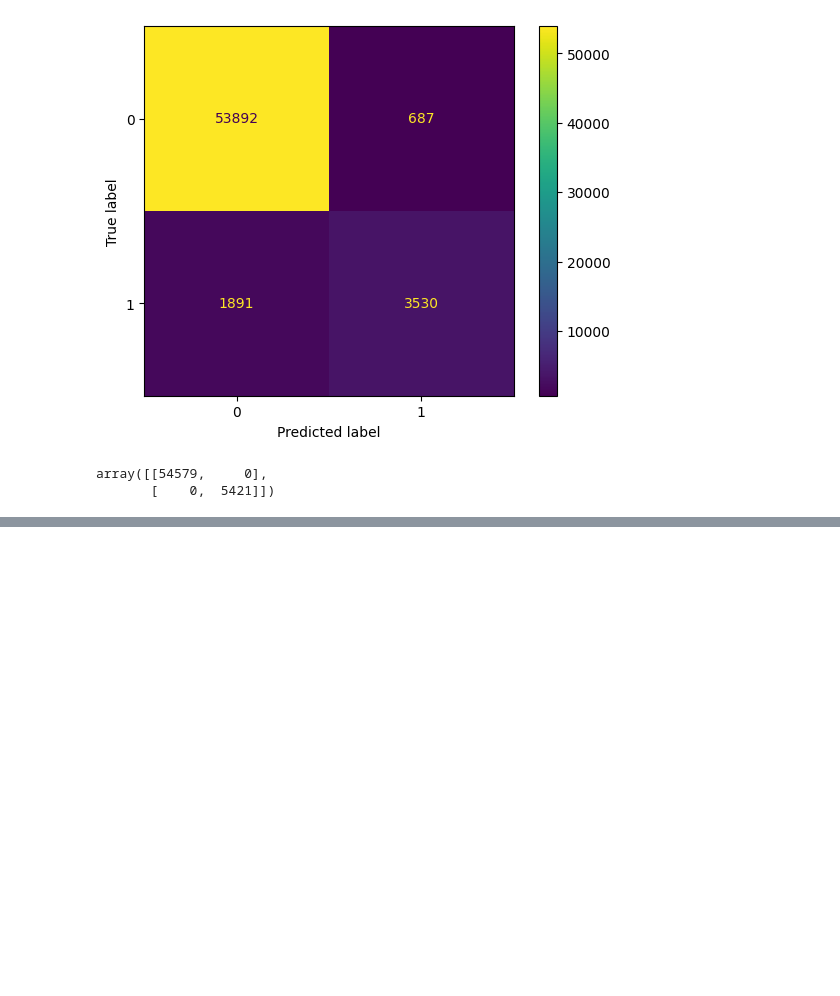
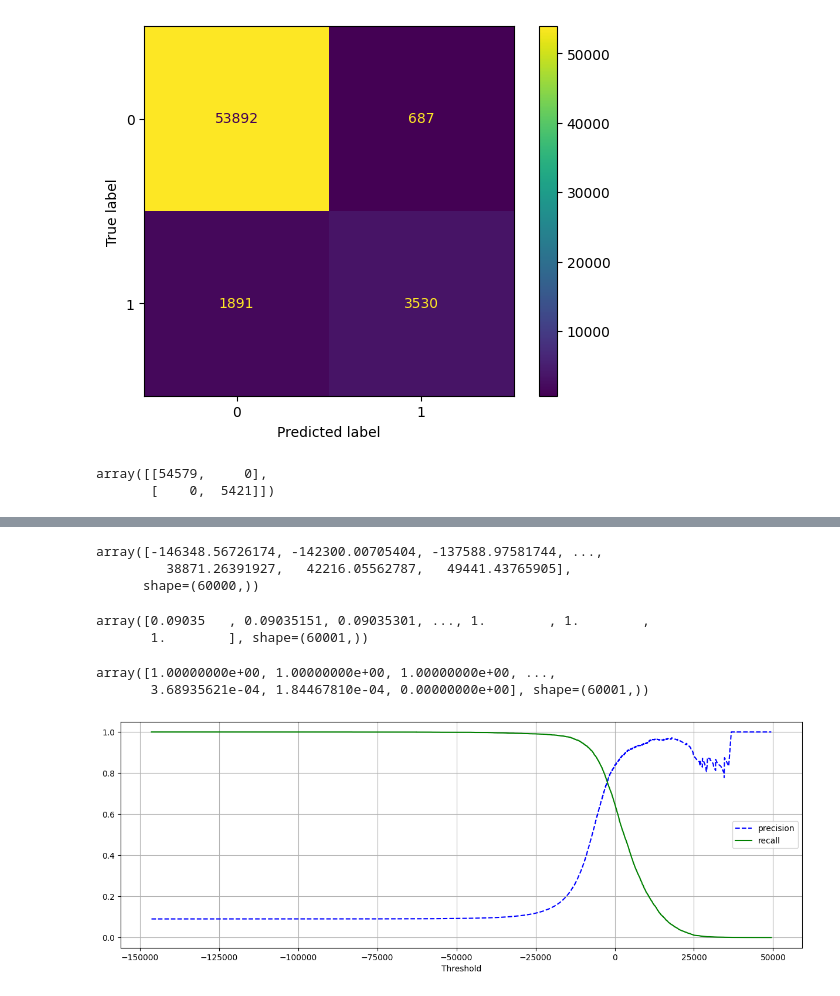
Before and after one commit to tech-ml-quant-luv/machine_learning, a Jupyter notebook: Hands_on_machine_learning_book/lesson_3_classification.ipynb, the cells around one changed output, grey strips where cells are left out. Saved outputs shown, nothing was run; the diff lists cells and outputs as text; code cells hidden in the pictures; blank space fills up the shorter version.

Commit message:
starting with ROC curve

```diff
--- a/Hands_on_machine_learning_book/lesson_3_classification.ipynb
+++ b/Hands_on_machine_learning_book/lesson_3_classification.ipynb
@@ -169,0 +203,2 @@ array([[54579,     0],
+# %%
+y_scores = cross_val_predict(sgd_clf, X_train, y_train_5, cv=3, method="decision_function")
@@ -169,0 +207,30 @@ array([[54579,     0],
+# %%
+precisions, recalls, thresholds = precision_recall_curve(y_train_5, y_scores)
+# %%
+thresholds
+# %% [output]
+array([-146348.56726174, -142300.00705404, -137588.97581744, ...,
+         38871.26391927,   42216.05562787,   49441.43765905],
+      shape=(60000,))
+# %%
+precisions
+# %% [output]
+array([0.09035   , 0.09035151, 0.09035301, ..., 1.        , 1.        ,
+       1.        ], shape=(60001,))
+# %%
+recalls
+# %% [output]
+array([1.00000000e+00, 1.00000000e+00, 1.00000000e+00, ...,
+       3.68935621e-04, 1.84467810e-04, 0.00000000e+00], shape=(60001,))
+# %%
+def plot_precision_recall_vs_threshold(precisions, recalls, thresholds):
+    fig,ax = plt.subplots(figsize=(15,5))
+    plt.plot(thresholds, precisions[:-1], "b--", label="precision")
+    plt.plot(thresholds, recalls[:-1],"g-", label="recall")
+    plt.xlabel("Threshold")
+    plt.grid()
+    plt.legend()
+# %%
+plot_precision_recall_vs_threshold(precisions, recalls, thresholds)
+# %% [output]
+[figure, added]
```
Also changed, not shown: parts of 18 cells of this notebook, 1 other file.
